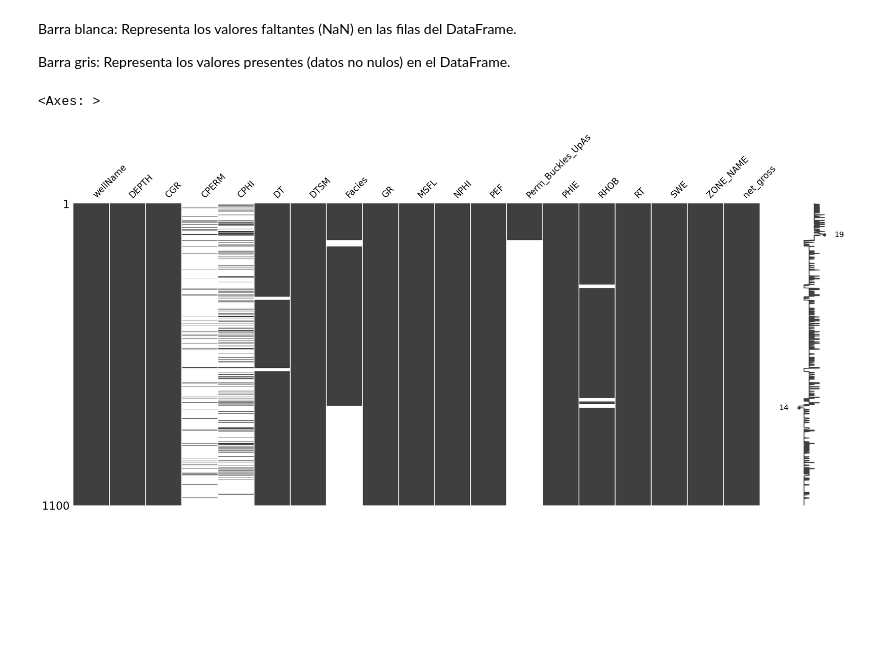
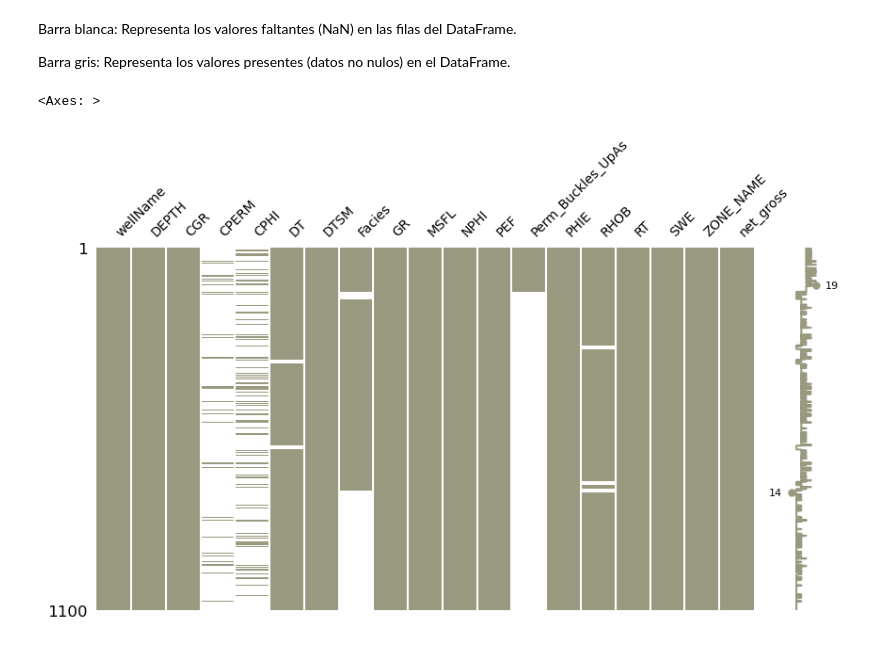
Before and after one commit to edisonc57/ML_Oil-and-gas, a Jupyter notebook: Oil and Gas data.ipynb, the cells around one changed output. Drawn from its saved outputs; the diff is of its cells as text; code cells hidden in the pictures; blank space fills up the shorter version.

```diff
--- a/Oil and Gas data.ipynb
+++ b/Oil and Gas data.ipynb
@@ -287,7 +288,7 @@ Barra gris: Representa los valores presentes (datos no nulos) en el DataFrame.
 # %%
 import missingno as msno
 
-msno.matrix(df)
+msno.matrix(df,figsize=(10,5), fontsize = 10, color= (0.6, 0.6, 0.5))
 # %% [output]
 <Axes: >
-[figure, old version]
+[figure, new version]
```
Also changed, not shown: parts of 2 cells of this notebook.
